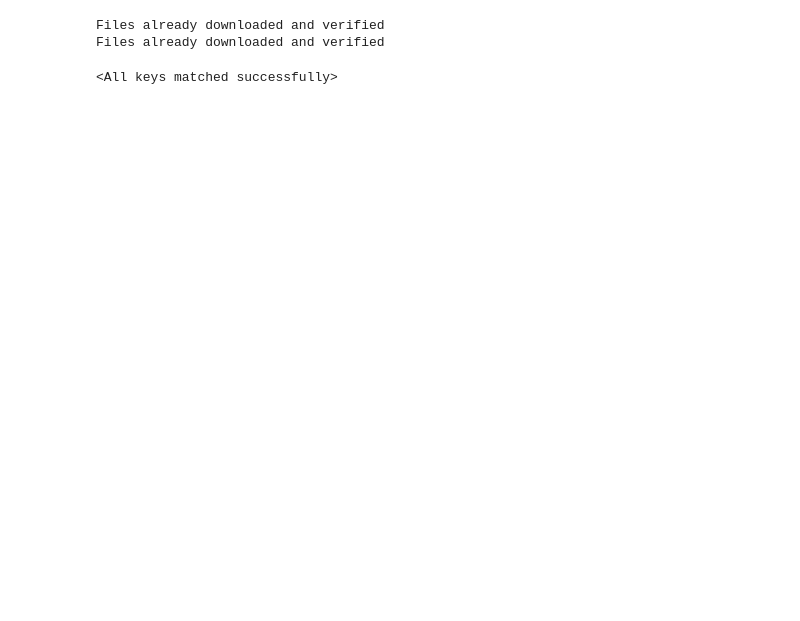
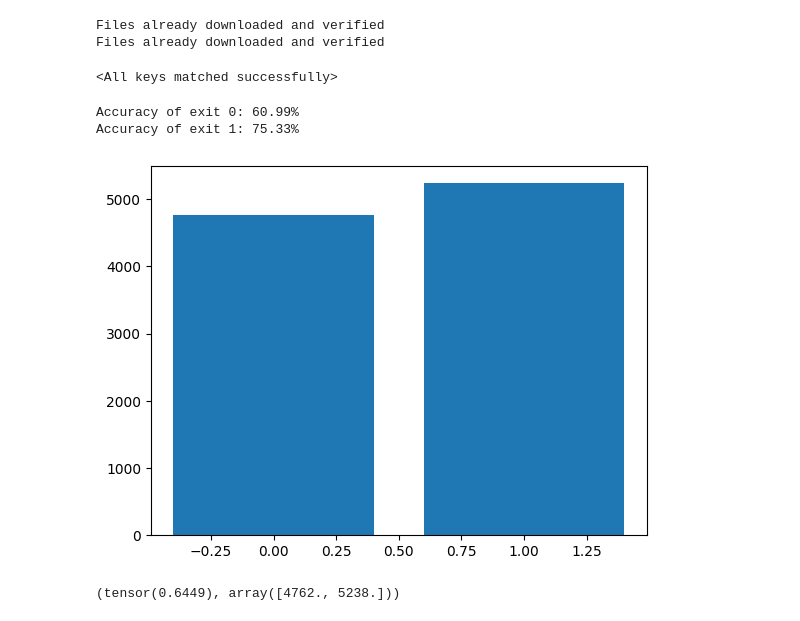
Before and after one commit to Ilias-Paralikas/NeuralNetworkCompressionMethods, a Jupyter notebook: early_exit.ipynb, the cells around one changed output. Cells and saved outputs as stored; diff of their text form; code cells hidden in the pictures; blank space fills up the shorter version.

```diff
--- a/early_exit.ipynb
+++ b/early_exit.ipynb
@@ -30,3 +26,13 @@ eenet.load_state_dict(torch.load(MODEL_PATH,map_location=device))
+# %%
+test_accuracy(eenet,testloader)
+# %% [output]
+Accuracy of exit 0: 60.99%
+Accuracy of exit 1: 75.33%
+# %%
+segmented_test_accuracy(eenet,testloader)
+# %% [output]
+[figure, added]
+(tensor(0.6449), array([4762., 5238.]))
 # %%
 seperated_networks = seperate_networks(eenet)
 # %%
```
Also changed, not shown: parts of 3 cells of this notebook, 6 other files.
